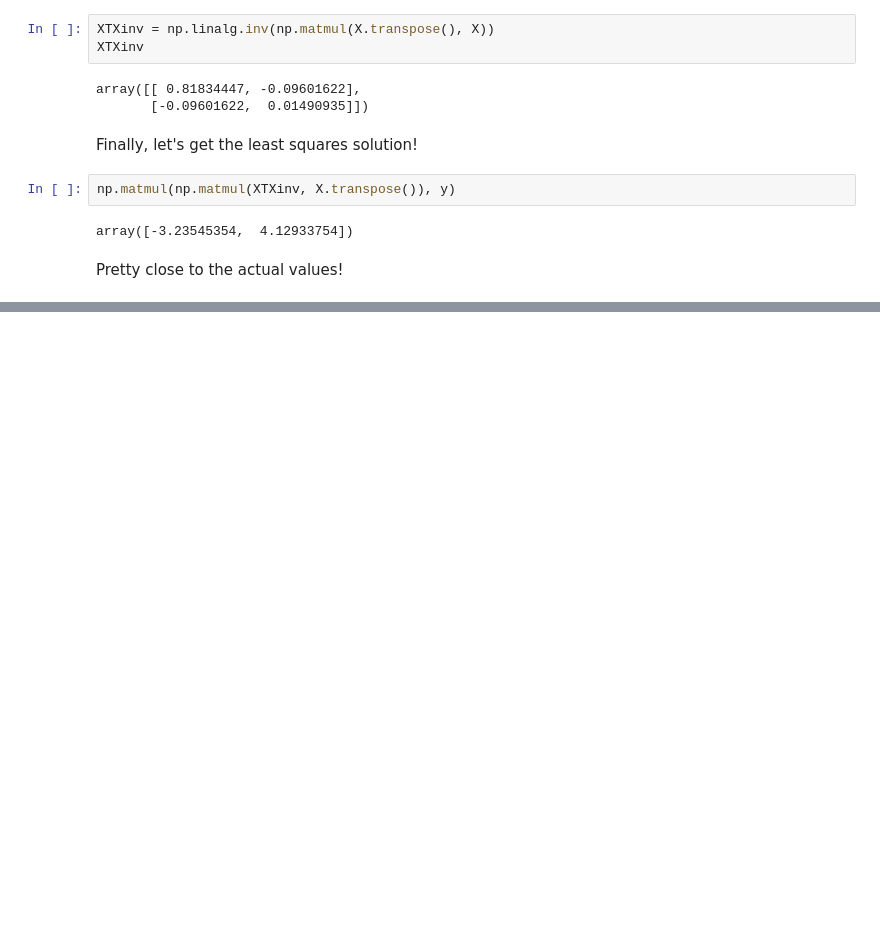
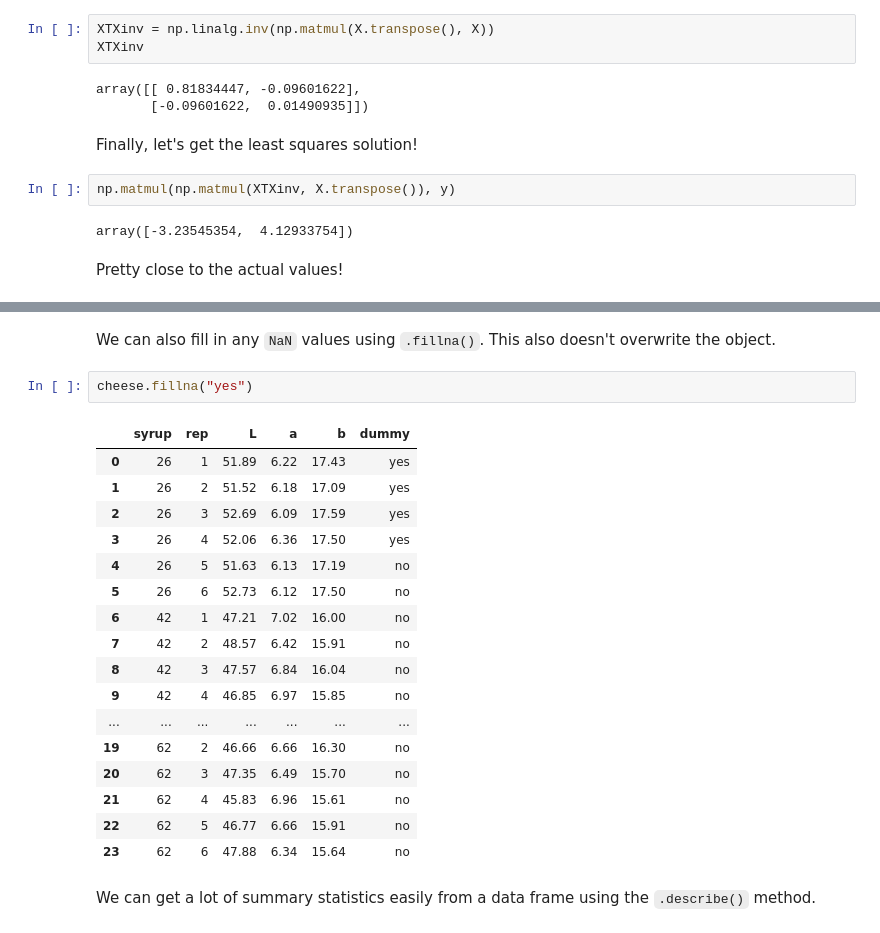
Before and after one commit to jbpost2/ST-554-Big-Data-With-Python-Course-Notes, a Jupyter notebook: Learning_Python.ipynb, the cells around one changed output, grey strips where cells are left out. Cells and saved outputs as stored; diff of their text form; blank space fills up the shorter version.

```diff
--- a/Learning_Python.ipynb
+++ b/Learning_Python.ipynb
@@ -881,0 +1019,24 @@ Pretty close to the actual values!
+# %% [markdown]
+We can also fill in any `NaN` values using `.fillna()`.  This also doesn't overwrite the object.
+# %%
+cheese.fillna("yes")
+# %% [output]
+|  | syrup | rep | L | a | b | dummy |
+| 0 | 26 | 1 | 51.89 | 6.22 | 17.43 | yes |
+| 1 | 26 | 2 | 51.52 | 6.18 | 17.09 | yes |
+| 2 | 26 | 3 | 52.69 | 6.09 | 17.59 | yes |
+| 3 | 26 | 4 | 52.06 | 6.36 | 17.50 | yes |
+| 4 | 26 | 5 | 51.63 | 6.13 | 17.19 | no |
+| 5 | 26 | 6 | 52.73 | 6.12 | 17.50 | no |
+| 6 | 42 | 1 | 47.21 | 7.02 | 16.00 | no |
+| 7 | 42 | 2 | 48.57 | 6.42 | 15.91 | no |
+| 8 | 42 | 3 | 47.57 | 6.84 | 16.04 | no |
+| 9 | 42 | 4 | 46.85 | 6.97 | 15.85 | no |
+| ... | ... | ... | ... | ... | ... | ... |
+| 19 | 62 | 2 | 46.66 | 6.66 | 16.30 | no |
+| 20 | 62 | 3 | 47.35 | 6.49 | 15.70 | no |
+| 21 | 62 | 4 | 45.83 | 6.96 | 15.61 | no |
+| 22 | 62 | 5 | 46.77 | 6.66 | 15.91 | no |
+| 23 | 62 | 6 | 47.88 | 6.34 | 15.64 | no |
+# %% [markdown]
+We can get a lot of summary statistics easily from a data frame using the `.describe()` method.
```
Also changed, not shown: parts of 43 cells of this notebook.
